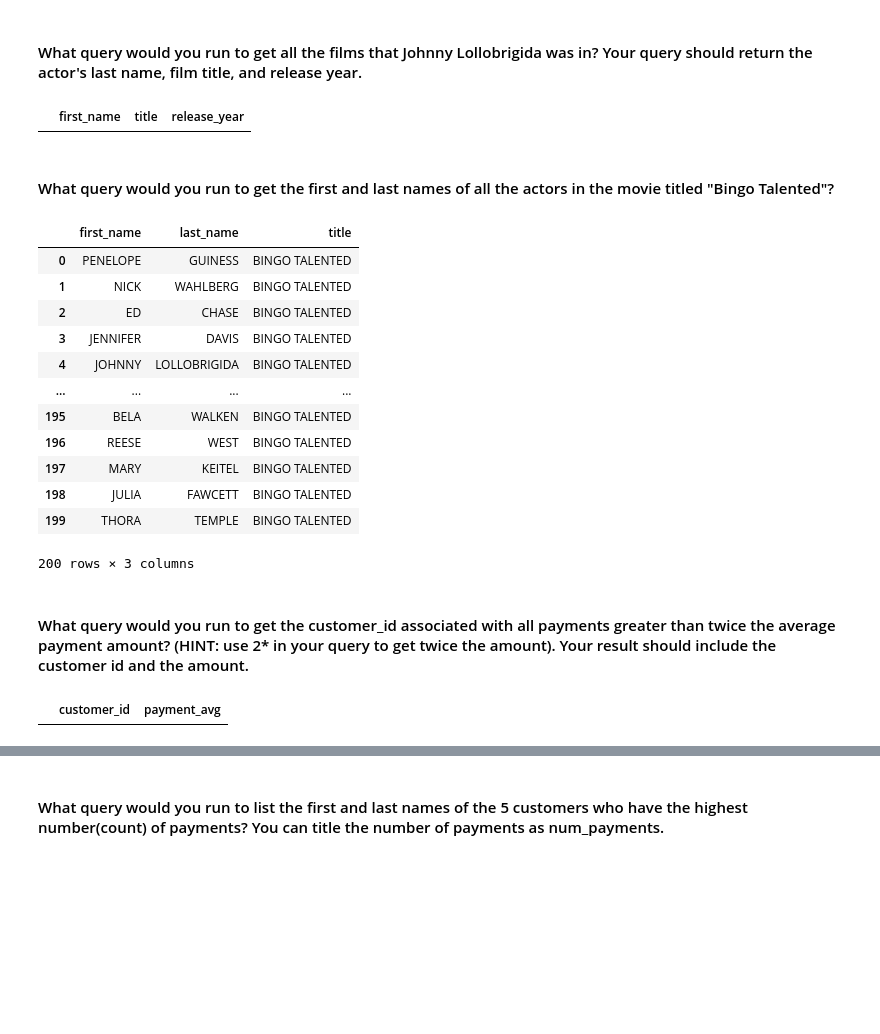
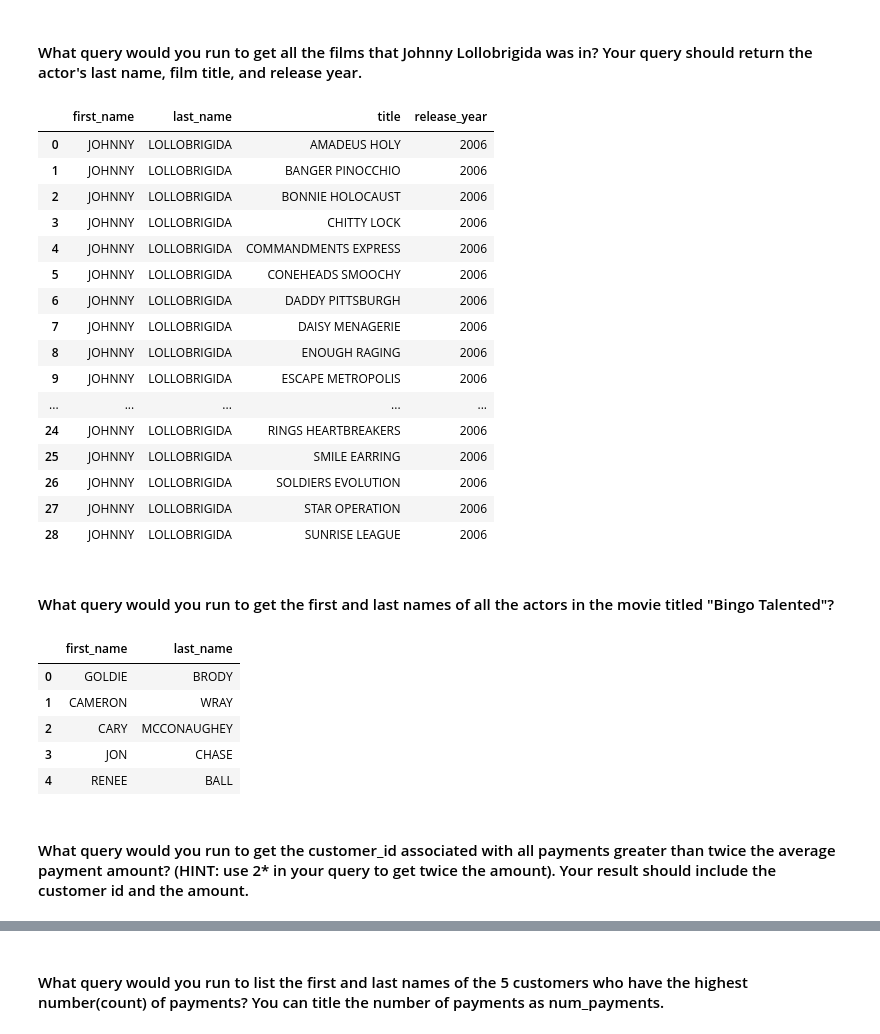
Before and after one commit to KDcodePy/Sakila_SQL, a Jupyter notebook: sakila.ipynb, the cells around one changed output, grey strips where cells are left out. Cells and saved outputs as stored; diff of their text form; code cells hidden in the pictures; blank space fills up the shorter version.

```diff
--- a/sakila.ipynb
+++ b/sakila.ipynb
@@ -111,45 +125,66 @@ pd.read_sql(query,engine)
 # %% [markdown]
 #### What query would you run to get all the films that Johnny Lollobrigida was in? Your query should return the actor's last name, film title, and release year.
 # %%
-query = '''SELECT actor.first_name, f.title, f.release_year
-FROM actor, film f
-WHERE actor.first_name = "Johnny Lollobrigida";
+query = '''
+SELECT
+    actor.first_name,
+    actor.last_name,
+    film.title,
+    film.release_year
+FROM
+    actor
+        JOIN
+    film_actor ON actor.actor_id = film_actor.actor_id
+        JOIN
+    film ON film_actor.film_id = film.film_id
+WHERE
+    actor.first_name = "Johnny"
+        AND actor.last_name = "Lollobrigida";
 
 '''
 pd.read_sql(query,engine)
 # %% [output]
-|  | first_name | title | release_year |
+|  | first_name | last_name | title | release_year |
+| 0 | JOHNNY | LOLLOBRIGIDA | AMADEUS HOLY | 2006 |
+| 1 | JOHNNY | LOLLOBRIGIDA | BANGER PINOCCHIO | 2006 |
+| 2 | JOHNNY | LOLLOBRIGIDA | BONNIE HOLOCAUST | 2006 |
+| 3 | JOHNNY | LOLLOBRIGIDA | CHITTY LOCK | 2006 |
+| 4 | JOHNNY | LOLLOBRIGIDA | COMMANDMENTS EXPRESS | 2006 |
+| 5 | JOHNNY | LOLLOBRIGIDA | CONEHEADS SMOOCHY | 2006 |
+| 6 | JOHNNY | LOLLOBRIGIDA | DADDY PITTSBURGH | 2006 |
+| 7 | JOHNNY | LOLLOBRIGIDA | DAISY MENAGERIE | 2006 |
+| 8 | JOHNNY | LOLLOBRIGIDA | ENOUGH RAGING | 2006 |
+| 9 | JOHNNY | LOLLOBRIGIDA | ESCAPE METROPOLIS | 2006 |
+| ... | ... | ... | ... | ... |
+| 24 | JOHNNY | LOLLOBRIGIDA | RINGS HEARTBREAKERS | 2006 |
+| 25 | JOHNNY | LOLLOBRIGIDA | SMILE EARRING | 2006 |
+| 26 | JOHNNY | LOLLOBRIGIDA | SOLDIERS EVOLUTION | 2006 |
+| 27 | JOHNNY | LOLLOBRIGIDA | STAR OPERATION | 2006 |
+| 28 | JOHNNY | LOLLOBRIGIDA | SUNRISE LEAGUE | 2006 |
 # %% [markdown]
 #### What query would you run to get the first and last names of all the actors in the movie titled "Bingo Talented"?
 # %%
-query = '''SELECT actor.first_name, actor.last_name, f.title
-FROM actor, film f
-WHERE f.title = "Bingo Talented";
+query = '''
+SELECT
+    actor.first_name,
+    actor.last_name
+FROM
+    actor
+        JOIN
+    film_actor ON actor.actor_id = film_actor.actor_id
+WHERE
+    film_actor.film_id = (SELECT film_id
+        FROM film
+        WHERE film.title = "Bingo Talented");
 
 '''
 pd.read_sql(query,engine)
 # %% [output]
-|  | first_name | last_name | title |
-| 0 | PENELOPE | GUINESS | BINGO TALENTED |
-| 1 | NICK | WAHLBERG | BINGO TALENTED |
-| 2 | ED | CHASE | BINGO TALENTED |
-| 3 | JENNIFER | DAVIS | BINGO TALENTED |
-| 4 | JOHNNY | LOLLOBRIGIDA | BINGO TALENTED |
-| ... | ... | ... | ... |
-| 195 | BELA | WALKEN | BINGO TALENTED |
-| 196 | REESE | WEST | BINGO TALENTED |
-| 197 | MARY | KEITEL | BINGO TALENTED |
-| 198 | JULIA | FAWCETT | BINGO TALENTED |
-| 199 | THORA | TEMPLE | BINGO TALENTED |
+|  | first_name | last_name |
+| 0 | GOLDIE | BRODY |
+| 1 | CAMERON | WRAY |
+| 2 | CARY | MCCONAUGHEY |
+| 3 | JON | CHASE |
+| 4 | RENEE | BALL |
-200 rows × 3 columns
 # %% [markdown]
 #### What query would you run to get the customer_id associated with all payments greater than twice the average payment amount? (HINT: use 2* in your query to get twice the amount). Your result should include the customer id and the amount.
-# %%
-query = '''SELECT cust.customer_id, AVG(payment.amount) as payment_avg
-FROM customer cust, payment
-GROUP BY cust.customer_id
-HAVING payment_avg > 2*payment_avg;
-'''
-pd.read_sql(query,engine)
-# %% [output]
-|  | customer_id | payment_avg |
```
Also changed, not shown: parts of 4 cells of this notebook.
